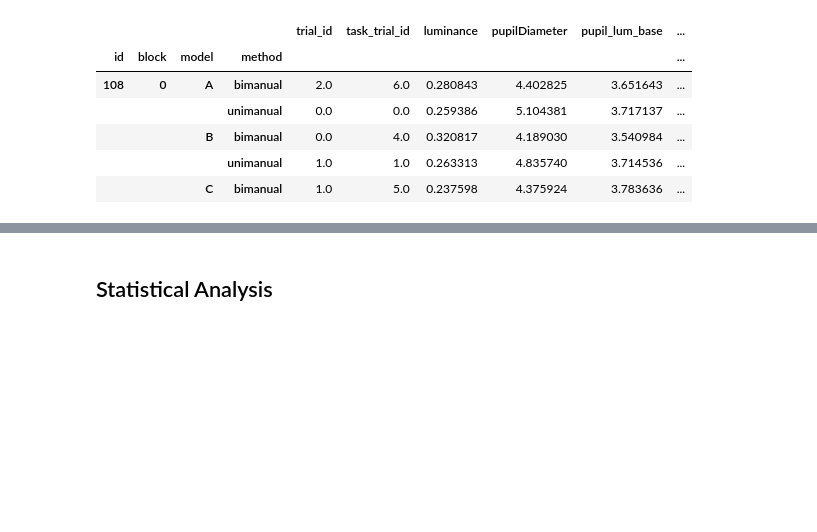
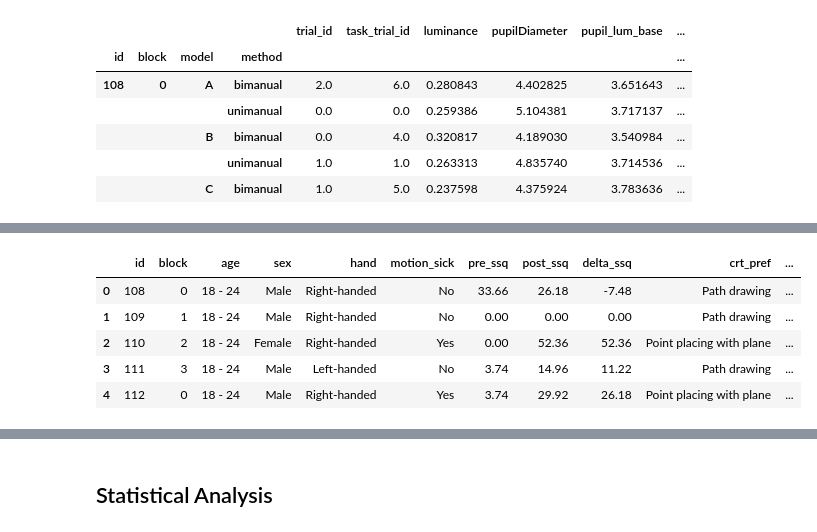
Before and after one commit to courtnicole/3d-path-cognition, a Jupyter notebook: analyze_data.ipynb, the cells around one changed output, grey strips where cells are left out. Saved outputs shown, nothing was run; the diff lists cells and outputs as text; code cells hidden in the pictures; blank space fills up the shorter version.

```diff
--- a/analyze_data.ipynb
+++ b/analyze_data.ipynb
@@ -172,3 +172,12 @@ user_data_crt.describe()
 | 50% | 0.244383 | 3.740561 | 3.111785 | 0.532538 | 46.113950 | 0.166854 | 0.000000 | 2.500000 | ... |
 | 75% | 0.272687 | 4.189731 | 3.437178 | 0.748840 | 70.512075 | 0.214618 | 1.000000 | 8.000000 | ... |
 | max | 0.336842 | 5.373014 | 4.248593 | 1.713309 | 371.058100 | 0.401104 | 4.000000 | 50.000000 | ... |
+# %%
+participant_data.head()
+# %% [output]
+|  | id | block | age | sex | hand | motion_sick | pre_ssq | post_ssq | delta_ssq | crt_pref | ... |
+| 0 | 108 | 0 | 18 - 24 | Male | Right-handed | No | 33.66 | 26.18 | -7.48 | Path drawing | ... |
+| 1 | 109 | 1 | 18 - 24 | Male | Right-handed | No | 0.00 | 0.00 | 0.00 | Path drawing | ... |
+| 2 | 110 | 2 | 18 - 24 | Female | Right-handed | Yes | 0.00 | 52.36 | 52.36 | Point placing with plane | ... |
+| 3 | 111 | 3 | 18 - 24 | Male | Left-handed | No | 3.74 | 14.96 | 11.22 | Path drawing | ... |
+| 4 | 112 | 0 | 18 - 24 | Male | Right-handed | Yes | 3.74 | 29.92 | 26.18 | Point placing with plane | ... |
```
Also changed, not shown: parts of 3 cells of this notebook, 4 other files.
